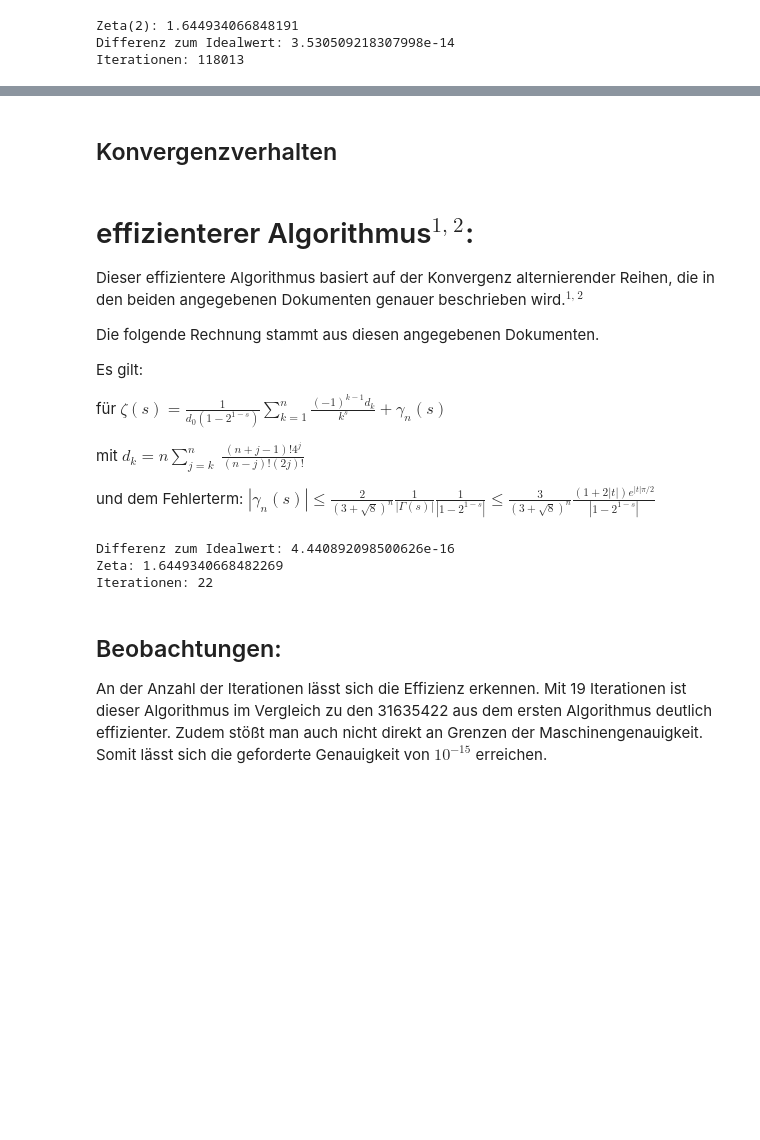
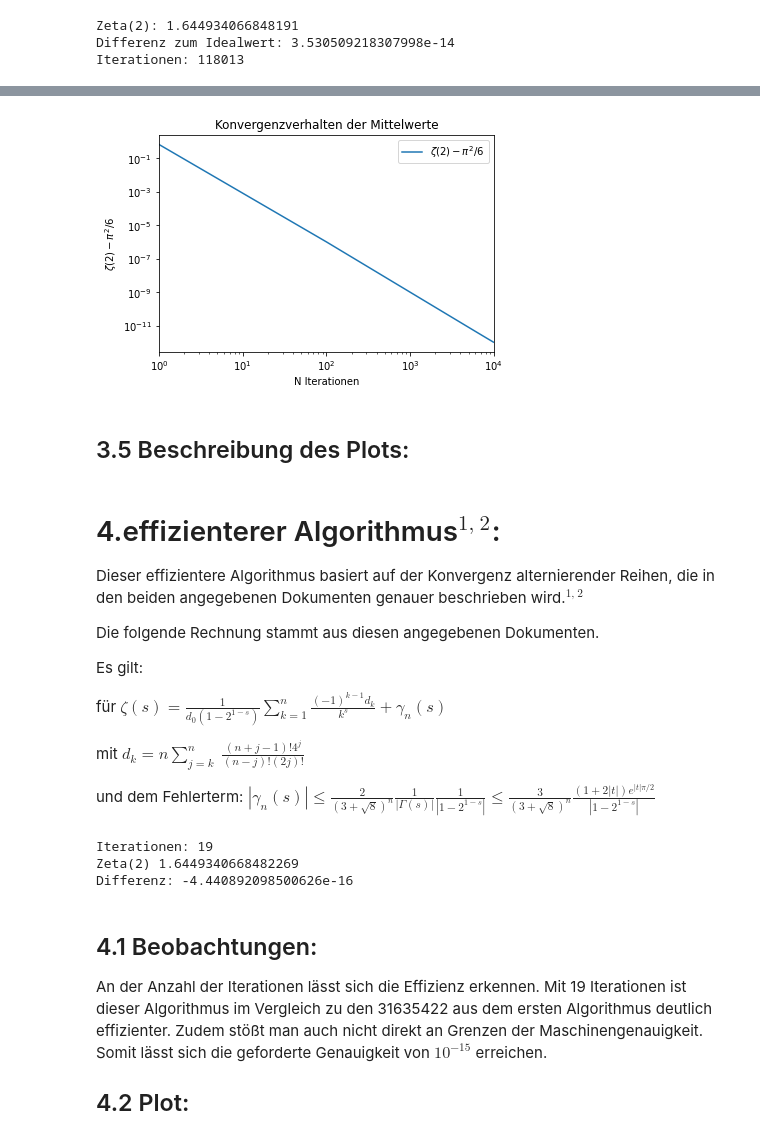
Before and after one commit to PuppetM4st8R/CP_Blatt_1, a Jupyter notebook: physik441_Blatt1_Lotz_Hübbel.ipynb, the cells around one changed output, grey strips where cells are left out. Saved outputs shown, nothing was run; the diff lists cells and outputs as text; code cells hidden in the pictures; blank space fills up the shorter version.

Commit message:
Plot

```diff
--- a/physik441_Blatt1_Lotz_Hübbel.ipynb
+++ b/physik441_Blatt1_Lotz_Hübbel.ipynb
@@ -111,36 +122,38 @@ Iterationen: 118013
 # %%
 #Plot
 def Zeta2(N):
     eta_1=0
     S_neu = 0
     for n in range(1,N+1):
         eta_2 = eta_1
         eta_1 = eta_1 + (-1)**(n+1)/n**s
         S_alt = S_neu
         S_neu = 1/2*(eta_1 + eta_2)
 
     zeta_6=S_neu/(1-2**(1-s))
     return zeta_6
 
-N=range(1,10)
+N=range(1,10000,100)
 
 #Plot
 plt.plot(N,[abs(Zeta2(n)-np.pi**2/6) for n in N],label='$\zeta(2)-\pi^2/6$')
 plt.yscale('log')
 plt.xscale('log')
 plt.xlabel('N Iterationen')
 plt.ylabel('$\zeta(2)-\pi^2/6$')
-plt.title('Konvergenz')
-
+plt.title('Konvergenzverhalten der Mittelwerte')
+plt.xlim(1,10000)
 # show a legend on the graph
 plt.legend()
 
 # show graph
 plt.show()
+# %% [output]
+[figure, added]
-# %% [markdown]
-## Konvergenzverhalten
+# %% [markdown]
+## 3.5 Beschreibung des Plots:
 # %% [markdown]
-# effizienterer Algorithmus$^{1,}$$^2$:
+# 4.effizienterer Algorithmus$^{1,}$$^2$:
 Dieser effizientere Algorithmus basiert auf der Konvergenz alternierender Reihen, die in den beiden angegebenen Dokumenten genauer beschrieben wird.$^{1,}$$^2$
 
 Die folgende Rechnung stammt aus diesen angegebenen Dokumenten.
@@ -181,15 +194,17 @@ for n in range(1,1000):
        Zeta_1 = Zeta(n)
        if abs(abs(Zeta_2)-abs(Zeta_1)) < eps:
            break
-print(n)
-print(np.pi**2/6-Zeta(18))
+print('Iterationen:',n)
+print('Zeta(2)',Zeta(18))
+print('Differenz:',np.pi**2/6-Zeta(18))
 # %% [output]
-Differenz zum Idealwert: 4.440892098500626e-16
-Zeta: 1.6449340668482269
-Iterationen: 22
+Iterationen: 19
+Zeta(2) 1.6449340668482269
+Differenz: -4.440892098500626e-16
 # %% [markdown]
-## Beobachtungen:
+## 4.1 Beobachtungen:
 An der Anzahl der Iterationen lässt sich die Effizienz erkennen. Mit 19 Iterationen ist dieser Algorithmus im Vergleich zu den 31635422 aus dem ersten Algorithmus deutlich effizienter. Zudem stößt man auch nicht direkt an Grenzen der Maschinengenauigkeit. Somit lässt sich die geforderte Genauigkeit von $10^{-15}$ erreichen.
+## 4.2 Plot:
 # %%
 import matplotlib.pyplot as plt
 
```
Also changed, not shown: parts of 7 cells of this notebook.
